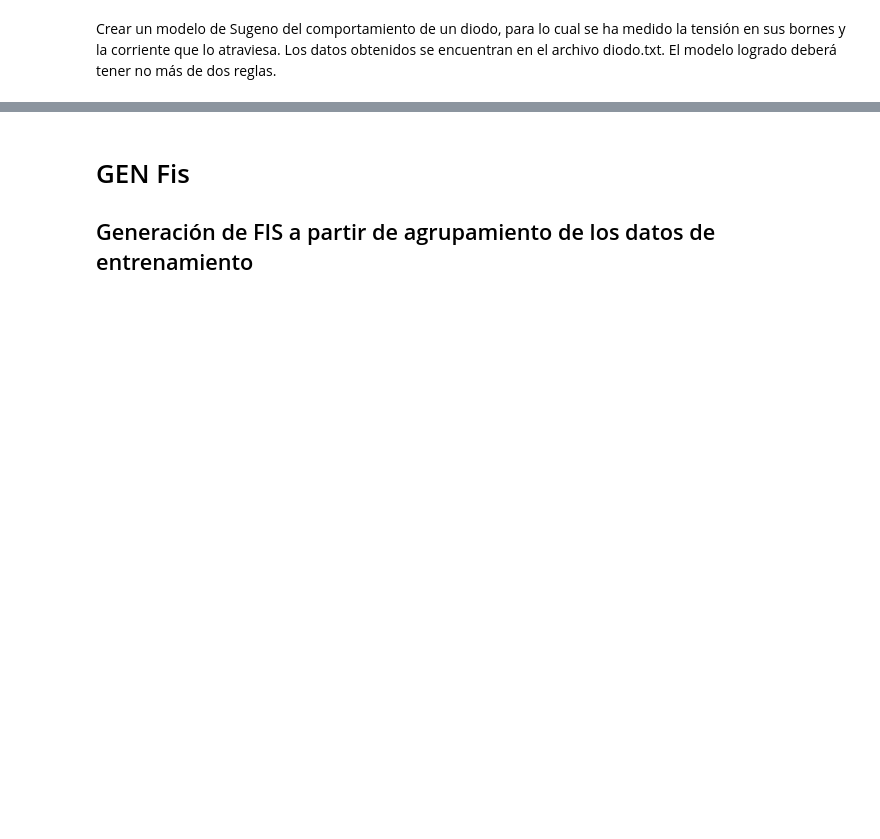
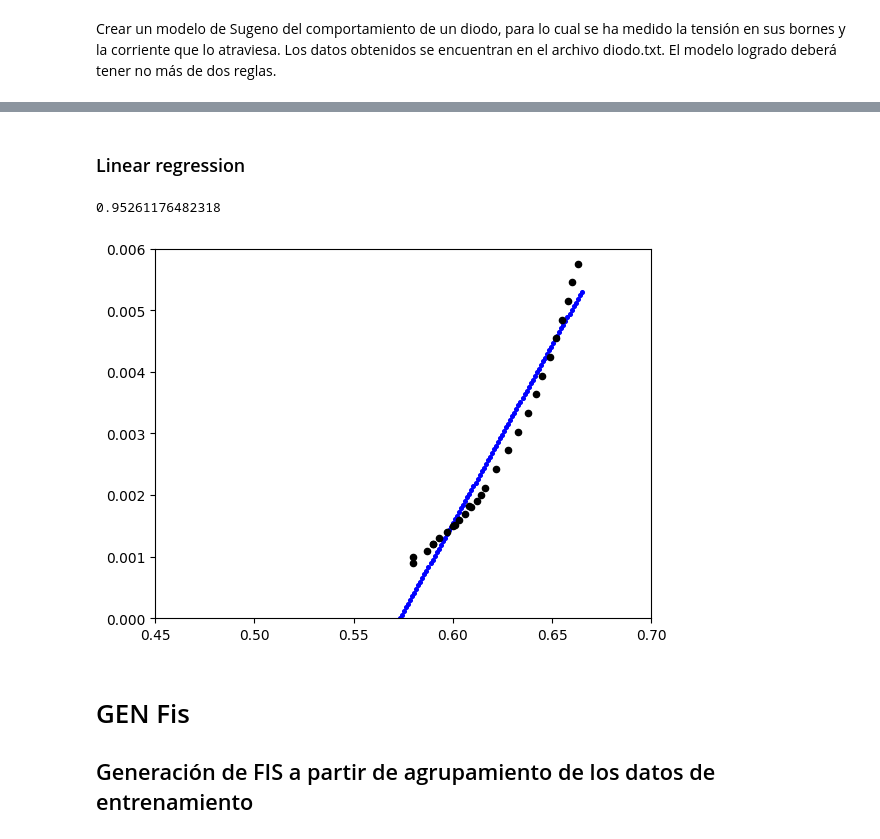
Before and after one commit to TobiasGiacri/act-ia, a Jupyter notebook: sugeno/sugeno.ipynb, the cells around one changed output, grey strips where cells are left out. Saved outputs shown, nothing was run; the diff lists cells and outputs as text; code cells hidden in the pictures; blank space fills up the shorter version.

Commit message:
segmented data,linear regresion for only one

```diff
--- a/sugeno/sugeno.ipynb
+++ b/sugeno/sugeno.ipynb
@@ -76,0 +75,11 @@ def subclust2(data, Ra, Rb=0, AcceptRatio=0.3, RejectRatio=0.1):
+# %%
+data = np.loadtxt("diodo.txt")
+
+x_min = np.min(data[:,0])
+x_max = np.max(data[:,0])
+y_min = np.min(data[:,1])
+y_max = np.max(data[:,1])
+print(f'xmin: {x_min} - xmax: {x_max} - ymin: {y_min:.10f} - ymax: {y_max:.10f}')
+
+plt.scatter(data[:,0], data[:,1],s=7)
+plt.show()
@@ -117,3 +125,14 @@ plt.show()
+# %%
+
+segmented_data = []
+n_clusters = len(kmeans.cluster_centers_)
+for center in range(n_clusters):
+    segmented_data.append(data[kmeans.labels_ == center])
+    plt.scatter(segmented_data[center][:, 0], segmented_data[center][:, 1], cmap='viridis', s = 7)
+    plt.title(f'Data in cluster {center} ')
+    plt.xlim([.45,.70])
+    plt.ylim([0,.006])
+    plt.show()
 # %%
 c1 = np.random.rand(150,2)+[1,1]
 c2 = np.random.rand(100,2)+[10,1.5]
@@ -132,3 +148,26 @@ plt.scatter(c[:,0],c[:,1], marker='X')
+# %% [markdown]
+### Linear regression
+# %%
+from sklearn.linear_model import LinearRegression
+x = np.reshape(segmented_data[0][:,0],(-1 ,1))
+y = np.reshape(segmented_data[0][:,1],(-1 ,1))
+lin_reg = LinearRegression().fit(x,y)
+
+print(lin_reg.score(x,y)) #cuanto ams cercano a 1 mejor
+
+data_test_x = np.linspace(x_min,x_max,200) #test data
+data_test_x = np.reshape(data_test_x,(-1,1))
+
+data_test_y = lin_reg.predict(data_test_x)
+
+plt.scatter(data_test_x, data_test_y,c='blue',s=7)
+plt.scatter(x, y,c='black',s=20)
+plt.xlim([.45,.70])
+plt.ylim([0,.006])
+plt.show()
+# %% [output]
+0.95261176482318
+[figure, added]
 # %% [markdown]
 # GEN Fis
 ## Generación de FIS a partir de agrupamiento de los datos de entrenamiento
```
Also changed, not shown: parts of 14 cells of this notebook.
